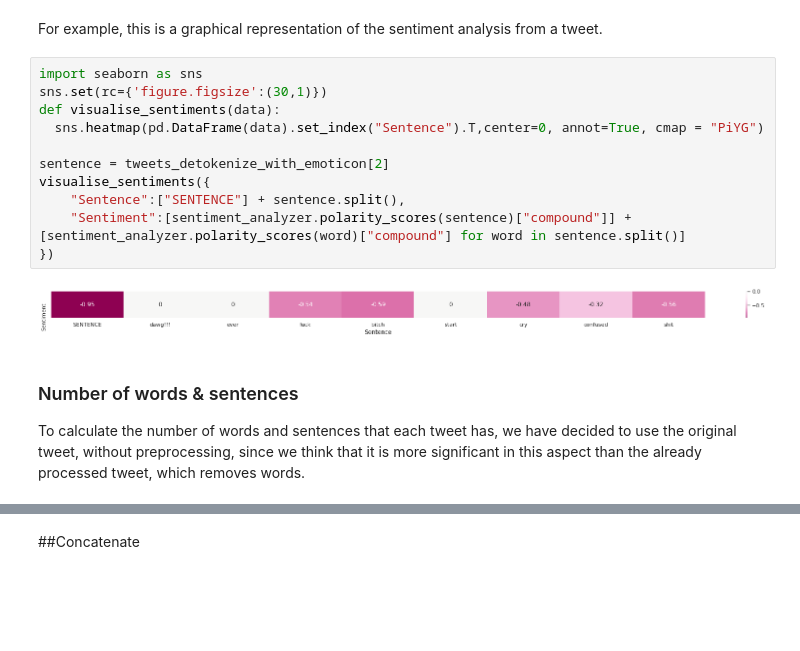
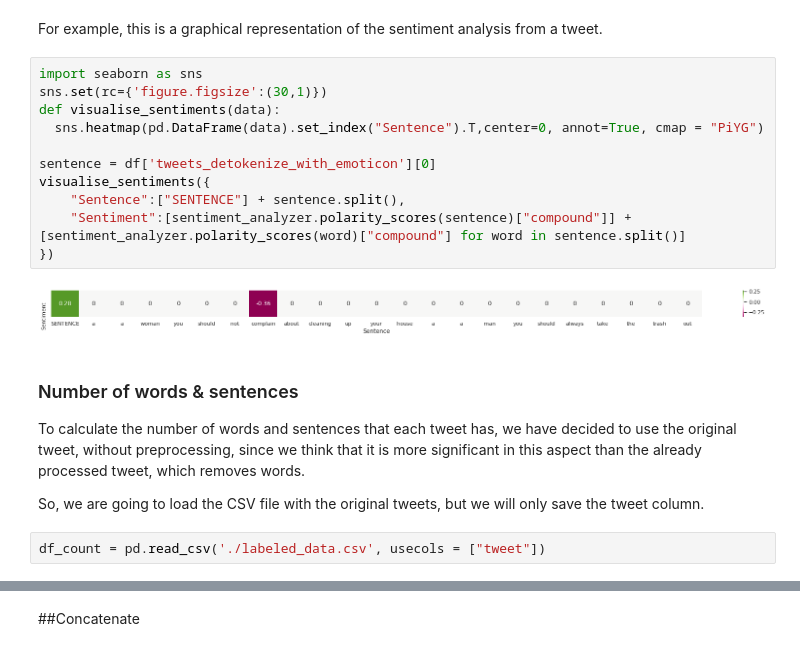
Before and after one commit to sergiobm3/ESI_MachineLearning, a Jupyter notebook: TFIDF+N_GRAMS+POS+OTHER_FEATURES.ipynb, the cells around one changed output, grey strips where cells are left out. Drawn from its saved outputs; the diff is of its cells as text; blank space fills up the shorter version.

```diff
--- a/TFIDF+N_GRAMS+POS+OTHER_FEATURES.ipynb
+++ b/TFIDF+N_GRAMS+POS+OTHER_FEATURES.ipynb
@@ -175,20 +198,24 @@ For example, this is a graphical representation of the sentiment analysis from a
 # %%
 import seaborn as sns
 sns.set(rc={'figure.figsize':(30,1)})
 def visualise_sentiments(data):
   sns.heatmap(pd.DataFrame(data).set_index("Sentence").T,center=0, annot=True, cmap = "PiYG")
 
-sentence = tweets_detokenize_with_emoticon[2]
+sentence = df['tweets_detokenize_with_emoticon'][0]
 visualise_sentiments({
     "Sentence":["SENTENCE"] + sentence.split(),
     "Sentiment":[sentiment_analyzer.polarity_scores(sentence)["compound"]] + [sentiment_analyzer.polarity_scores(word)["compound"] for word in sentence.split()]
 })
 # %% [output]
-[figure, old version]
+[figure, new version]
 # %% [markdown]
 ### Number  of  words & sentences
 
 To calculate the number of words and sentences that each tweet has, we have decided to use the original tweet, without preprocessing, since we think that it is more significant in this aspect than the already processed tweet, which removes words.
+
+So, we are going to load the CSV file with the original tweets, but we will only save the tweet column.
+# %%
+df_count = pd.read_csv('./labeled_data.csv', usecols = ["tweet"])
 # %%
 from nltk.tokenize import word_tokenize
 nltk.download('punkt')
```
Also changed, not shown: parts of 21 cells of this notebook.
